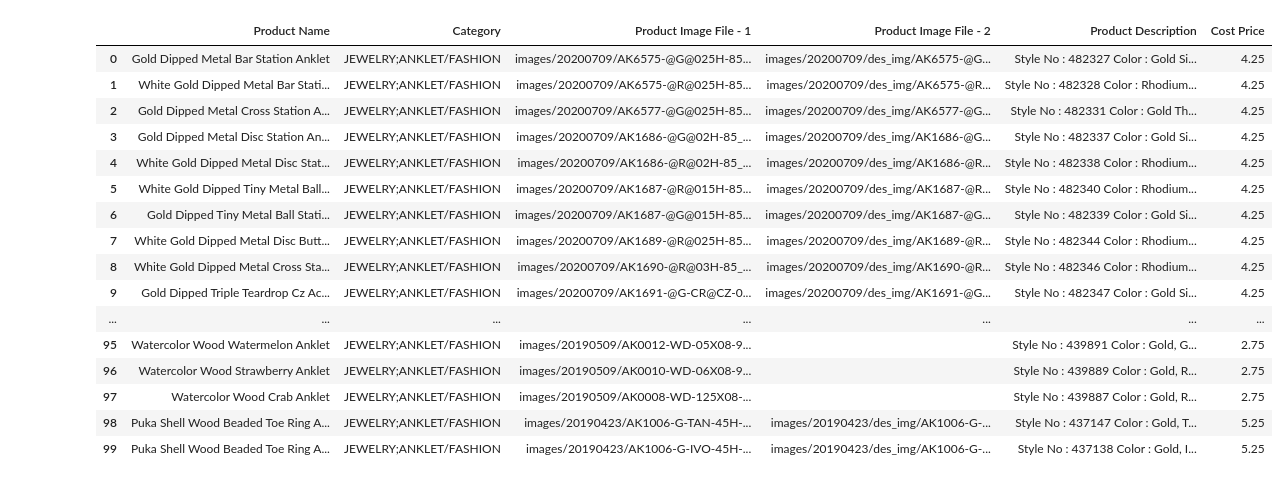
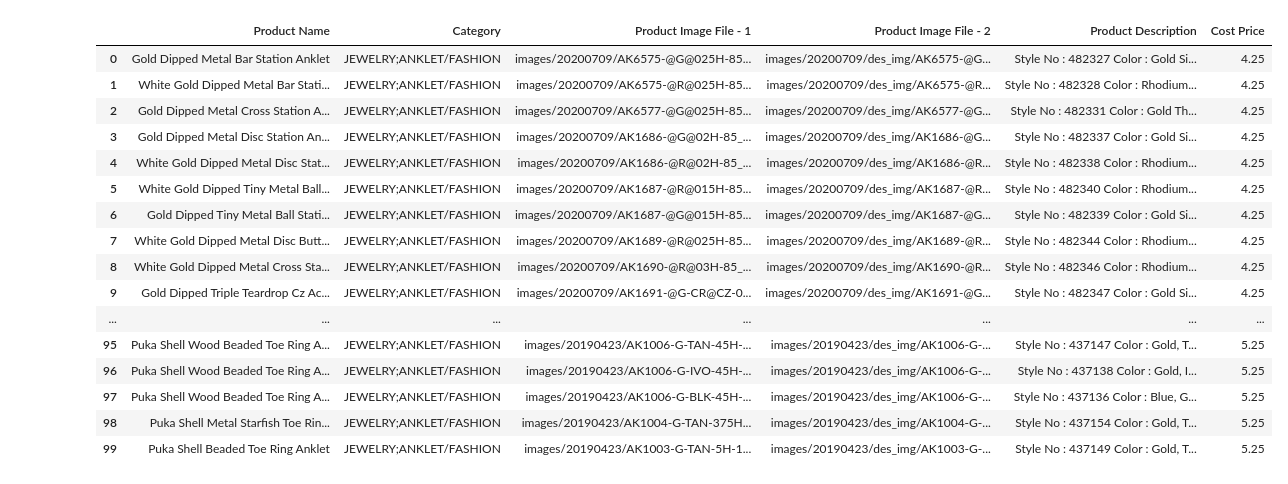
Before and after one commit to Garrettvk/web-scraper, a Jupyter notebook: python/Notebook.ipynb, the cells around one changed output. Cells and saved outputs as stored; diff of their text form; code cells hidden in the pictures.

```diff
--- a/python/Notebook.ipynb
+++ b/python/Notebook.ipynb
@@ -1,38 +1,38 @@
 # %%
 import pandas as pd
 from functions import *
 import time
 
 pd.set_option('display.max_colwidth', None) # prints entire column width
 pd.set_option('display.max_columns', None) # show all columns
 pd.set_option('display.max_rows', None) # show all rows
 
 t0 = time.time() # start time
 
-pages = get_product_links() # links for all the products on first page of https://www.wonatrading.com/jewelry/anklet
+pages = get_product_links()[0:100] # links for all the products on first page of https://www.wonatrading.com/jewelry/anklet
 df = get_data(pages) # dataframe = return of function that scrapes data
 
 t1 = time.time() # end time
 
 df # print dataframe
 # %% [output]
 |  | Product Name | Category | Product Image File - 1 | Product Image File - 2 | Product Description | Cost Price |
 | 0 | Gold Dipped Metal Bar Station Anklet | JEWELRY;ANKLET/FASHION | images/20200709/AK6575-@G@025H-85... | images/20200709/des_img/AK6575-@G... | Style No : 482327 Color : Gold Si... | 4.25 |
 | 1 | White Gold Dipped Metal Bar Stati... | JEWELRY;ANKLET/FASHION | images/20200709/AK6575-@R@025H-85... | images/20200709/des_img/AK6575-@R... | Style No : 482328 Color : Rhodium... | 4.25 |
 | 2 | Gold Dipped Metal Cross Station A... | JEWELRY;ANKLET/FASHION | images/20200709/AK6577-@G@025H-85... | images/20200709/des_img/AK6577-@G... | Style No : 482331 Color : Gold Th... | 4.25 |
 | 3 | Gold Dipped Metal Disc Station An... | JEWELRY;ANKLET/FASHION | images/20200709/AK1686-@G@02H-85_... | images/20200709/des_img/AK1686-@G... | Style No : 482337 Color : Gold Si... | 4.25 |
 | 4 | White Gold Dipped Metal Disc Stat... | JEWELRY;ANKLET/FASHION | images/20200709/AK1686-@R@02H-85_... | images/20200709/des_img/AK1686-@R... | Style No : 482338 Color : Rhodium... | 4.25 |
 | 5 | White Gold Dipped Tiny Metal Ball... | JEWELRY;ANKLET/FASHION | images/20200709/AK1687-@R@015H-85... | images/20200709/des_img/AK1687-@R... | Style No : 482340 Color : Rhodium... | 4.25 |
 | 6 | Gold Dipped Tiny Metal Ball Stati... | JEWELRY;ANKLET/FASHION | images/20200709/AK1687-@G@015H-85... | images/20200709/des_img/AK1687-@G... | Style No : 482339 Color : Gold Si... | 4.25 |
 | 7 | White Gold Dipped Metal Disc Butt... | JEWELRY;ANKLET/FASHION | images/20200709/AK1689-@R@025H-85... | images/20200709/des_img/AK1689-@R... | Style No : 482344 Color : Rhodium... | 4.25 |
 | 8 | White Gold Dipped Metal Cross Sta... | JEWELRY;ANKLET/FASHION | images/20200709/AK1690-@R@03H-85_... | images/20200709/des_img/AK1690-@R... | Style No : 482346 Color : Rhodium... | 4.25 |
 | 9 | Gold Dipped Triple Teardrop Cz Ac... | JEWELRY;ANKLET/FASHION | images/20200709/AK1691-@G-CR@CZ-0... | images/20200709/des_img/AK1691-@G... | Style No : 482347 Color : Gold Si... | 4.25 |
 | ... | ... | ... | ... | ... | ... | ... |
-| 95 | Watercolor Wood Watermelon Anklet | JEWELRY;ANKLET/FASHION | images/20190509/AK0012-WD-05X08-9... |  | Style No : 439891 Color : Gold, G... | 2.75 |
-| 96 | Watercolor Wood Strawberry Anklet | JEWELRY;ANKLET/FASHION | images/20190509/AK0010-WD-06X08-9... |  | Style No : 439889 Color : Gold, R... | 2.75 |
-| 97 | Watercolor Wood Crab Anklet | JEWELRY;ANKLET/FASHION | images/20190509/AK0008-WD-125X08-... |  | Style No : 439887 Color : Gold, R... | 2.75 |
-| 98 | Puka Shell Wood Beaded Toe Ring A... | JEWELRY;ANKLET/FASHION | images/20190423/AK1006-G-TAN-45H-... | images/20190423/des_img/AK1006-G-... | Style No : 437147 Color : Gold, T... | 5.25 |
-| 99 | Puka Shell Wood Beaded Toe Ring A... | JEWELRY;ANKLET/FASHION | images/20190423/AK1006-G-IVO-45H-... | images/20190423/des_img/AK1006-G-... | Style No : 437138 Color : Gold, I... | 5.25 |
+| 95 | Puka Shell Wood Beaded Toe Ring A... | JEWELRY;ANKLET/FASHION | images/20190423/AK1006-G-TAN-45H-... | images/20190423/des_img/AK1006-G-... | Style No : 437147 Color : Gold, T... | 5.25 |
+| 96 | Puka Shell Wood Beaded Toe Ring A... | JEWELRY;ANKLET/FASHION | images/20190423/AK1006-G-IVO-45H-... | images/20190423/des_img/AK1006-G-... | Style No : 437138 Color : Gold, I... | 5.25 |
+| 97 | Puka Shell Wood Beaded Toe Ring A... | JEWELRY;ANKLET/FASHION | images/20190423/AK1006-G-BLK-45H-... | images/20190423/des_img/AK1006-G-... | Style No : 437136 Color : Blue, G... | 5.25 |
+| 98 | Puka Shell Metal Starfish Toe Rin... | JEWELRY;ANKLET/FASHION | images/20190423/AK1004-G-TAN-375H... | images/20190423/des_img/AK1004-G-... | Style No : 437154 Color : Gold, T... | 5.25 |
+| 99 | Puka Shell Beaded Toe Ring Anklet | JEWELRY;ANKLET/FASHION | images/20190423/AK1003-G-TAN-5H-1... | images/20190423/des_img/AK1003-G-... | Style No : 437149 Color : Gold, T... | 5.25 |
 # %%
 total = t1-t0 # total time spent
 
```
Also changed, not shown: parts of 1 cell of this notebook, 3 other files.
